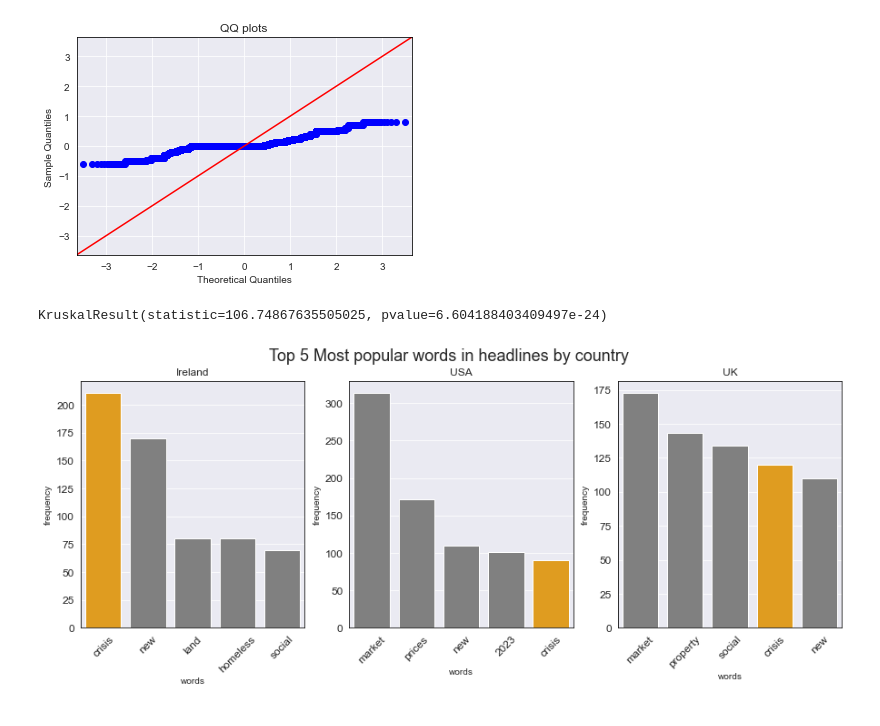
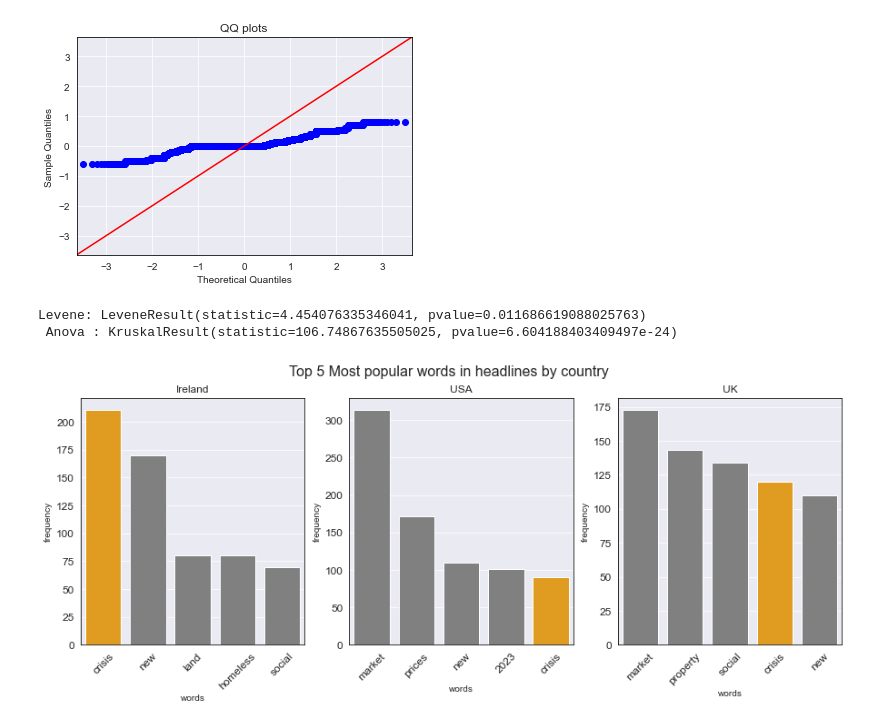
Before and after one commit to alexCCTcollege/CA-2, a Jupyter notebook: Code.ipynb, the cells around one changed output. Cells and saved outputs as stored; diff of their text form; code cells hidden in the pictures.

```diff
--- a/Code.ipynb
+++ b/Code.ipynb
@@ -179,9 +180,16 @@ a = headlines[headlines['Country']=='Eire']
 b = headlines[headlines['Country']=='USA']
 c = headlines[headlines['Country']=='UK']
 
-stats.kruskal(a['polarity'],b['polarity'],c['polarity'])
+lev = stats.levene(a['polarity'],b['polarity'],c['polarity'], center='median')
+
+krus = stats.kruskal(a['polarity'],b['polarity'],c['polarity'])
+
+print(f'Levene: {lev} \n Anova : {krus}')
+
+#remember to insert that kruskal wallis does not assume equal variance and normality, only random samples
 # %% [output]
-KruskalResult(statistic=106.74867635505025, pvalue=6.604188403409497e-24)
+Levene: LeveneResult(statistic=4.454076335346041, pvalue=0.011686619088025763)
+ Anova : KruskalResult(statistic=106.74867635505025, pvalue=6.604188403409497e-24)
 # %%
 import string
 stopwords = set(stopwords.words("english"))
@@ -215,29 +223,29 @@ uk = tk(c['title'])
 # %%
 from collections import Counter
 fig, ax = plt.subplots(1,3,figsize=(15, 5))
-fig.suptitle('Top 5 Most popular words in headlines by country',fontsize=18)
+fig.suptitle('Top 5 Most popular words in headlines by country',fontsize=16)
 a = Counter(eire)
 a = pd.DataFrame.from_dict(a, orient='index').reset_index()
 sns.barplot(y=0 ,x='index',data=a.nlargest(5, 0), ax=ax[0], palette= ['gray' if word != 'crisis' else 'orange' for word in a.nlargest(5, 0)['index']])
 ax[0].set_title('Ireland')
 ax[0].set(xlabel='words', ylabel='frequency')
 ax[0].tick_params(axis='x',labelrotation=45, labelsize=12)
 ax[0].tick_params(labelsize=12)
 a = Counter(USA)
 a = pd.DataFrame.from_dict(a, orient='index').reset_index()
 sns.barplot(y=0,x='index',data=a.nlargest(5, 0),ax=ax[1], palette= ['gray' if word != 'crisis' else 'orange' for word in a.nlargest(5, 0)['index']])
 ax[1].set_title('USA')
 ax[1].set(xlabel='words', ylabel='frequency')
 ax[1].tick_params(axis='x',labelrotation=45,labelsize=12)
 ax[1].tick_params(labelsize=12)
 a = Counter(uk)
 a = pd.DataFrame.from_dict(a, orient='index').reset_index()
 sns.barplot(y=0,x='index',data=a.nlargest(5, 0), ax=ax[2], palette= ['gray' if word != 'crisis' else 'orange' for word in a.nlargest(5, 0)['index']])
 ax[2].set_title('UK')
 ax[2].set(xlabel='words', ylabel='frequency')
 ax[2].tick_params(axis='x',labelrotation=45,labelsize=12)
 ax[2].tick_params(labelsize=12)
 # %% [output]
-[figure, old version]
+[figure, new version]
 # %%
 import plotly.express as px
```
Also changed, not shown: parts of 1 cell of this notebook.
